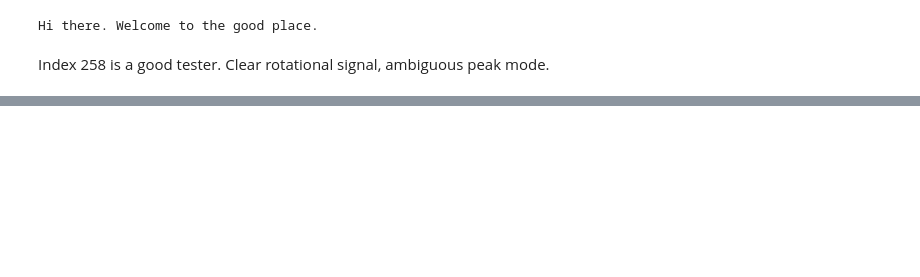
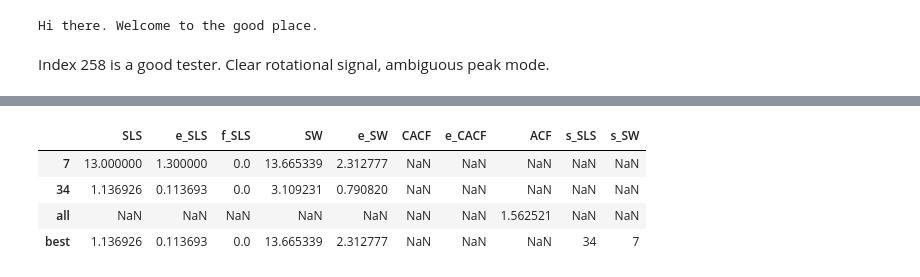
Before and after one commit to ojhall94/michael, a Jupyter notebook: Examples/Example.ipynb, the cells around one changed output, grey strips where cells are left out. Drawn from its saved outputs; the diff is of its cells as text; code cells hidden in the pictures; blank space fills up the shorter version.

```diff
--- a/Examples/Example.ipynb
+++ b/Examples/Example.ipynb
@@ -79,0 +107,8 @@ No other flags raised.
+# %%
+j.results
+# %% [output]
+|  | SLS | e_SLS | f_SLS | SW | e_SW | CACF | e_CACF | ACF | s_SLS | s_SW |
+| 7 | 13.000000 | 1.300000 | 0.0 | 13.665339 | 2.312777 | NaN | NaN | NaN | NaN | NaN |
+| 34 | 1.136926 | 0.113693 | 0.0 | 3.109231 | 0.790820 | NaN | NaN | NaN | NaN | NaN |
+| all | NaN | NaN | NaN | NaN | NaN | NaN | NaN | 1.562521 | NaN | NaN |
+| best | 1.136926 | 0.113693 | 0.0 | 13.665339 | 2.312777 | NaN | NaN | NaN | 34 | 7 |
```
Also changed, not shown: parts of 3 cells of this notebook, 8 other files.
